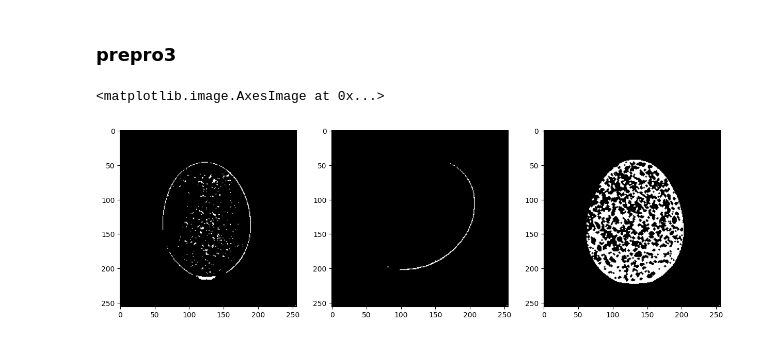
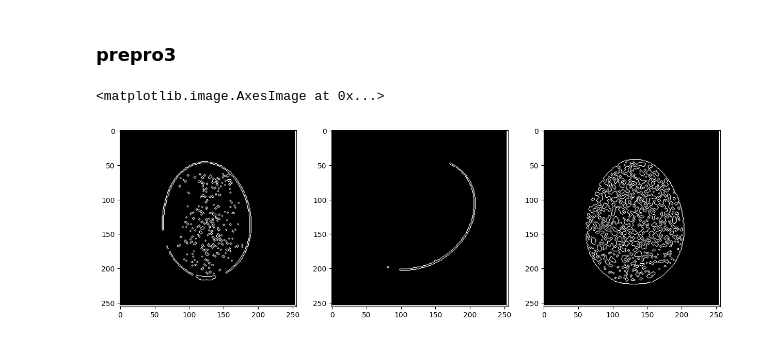
Before and after one commit to R2e1n0d5y/project-PCD-20, a Jupyter notebook: Preprocesing.ipynb, the cells around one changed output. Saved outputs shown, nothing was run; the diff lists cells and outputs as text; code cells hidden in the pictures.

```diff
--- a/Preprocesing.ipynb
+++ b/Preprocesing.ipynb
@@ -228,26 +228,26 @@ kernelMorfologi = np.array ([[0, 1, 0],
 # %%
 ayam_d = dilasi(ayam_th, kernelMorfologi)
 ayam_e = erosi(ayam_d, kernelMorfologi)
 bebek_d = dilasi(bebek_th, kernelMorfologi)
 bebek_e = erosi(bebek_d, kernelMorfologi)
 puyuh_d = dilasi(puyuh_th, kernelMorfologi)
 puyuh_e = erosi(puyuh_d, kernelMorfologi)
 
 ayam_g = ayam_d - ayam_e
 bebek_g = bebek_d - bebek_e
 puyuh_g = puyuh_d - puyuh_e
 
 #gradient morfologi
 
 plt.figure(figsize=(15, 7))
 plt.subplot(1, 3, 1)
-plt.imshow(ayam_e,  cmap='gray')
+plt.imshow(ayam_g,  cmap='gray')
 
 plt.subplot(1, 3, 2)
-plt.imshow(bebek_e,  cmap='gray')
+plt.imshow(bebek_g,  cmap='gray')
 
 plt.subplot(1, 3, 3)
-plt.imshow(puyuh_e, cmap='gray')
+plt.imshow(puyuh_g, cmap='gray')
 # %% [output]
 <matplotlib.image.AxesImage at 0x...>
-[figure, old version]
+[figure, new version]
```
Also changed, not shown: 3 other files.
